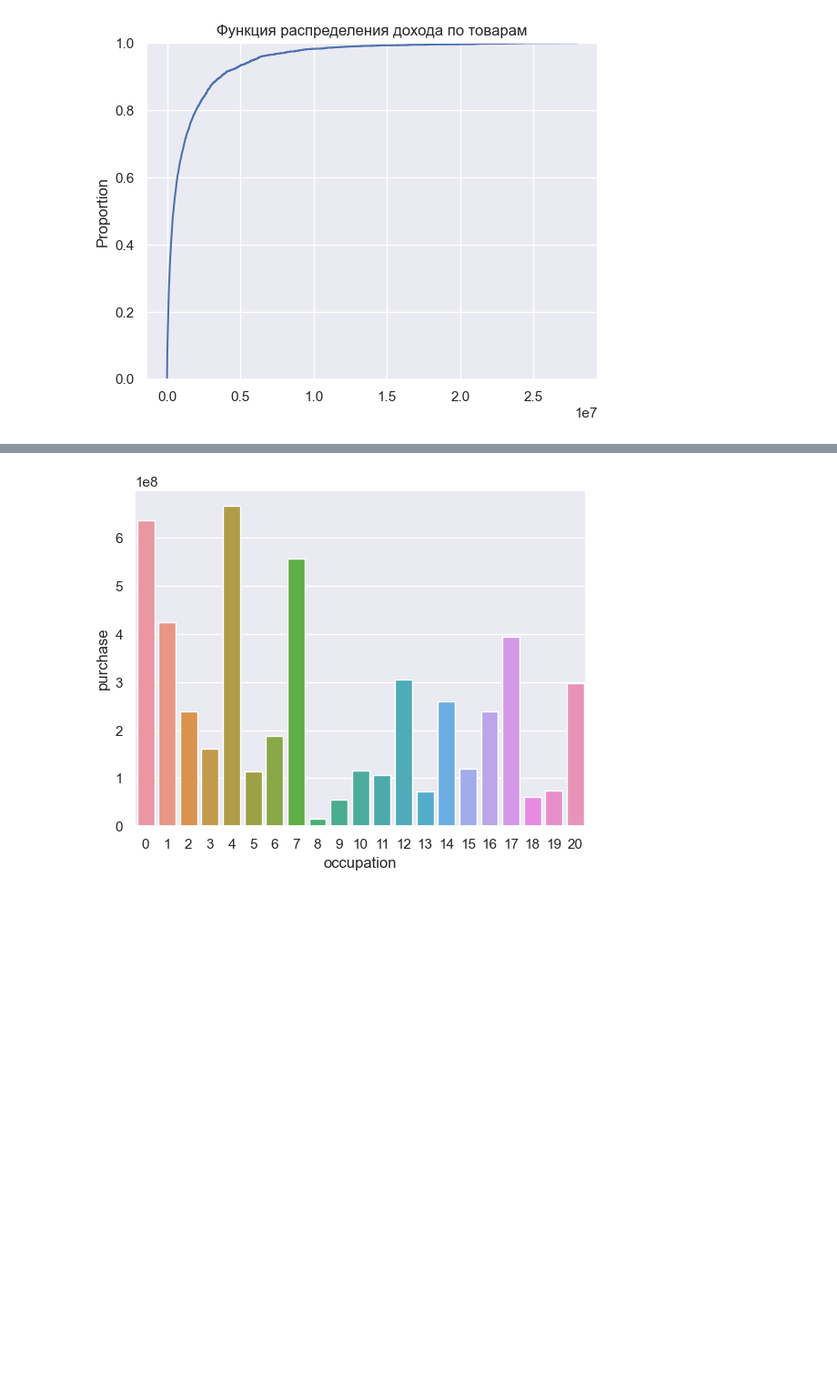
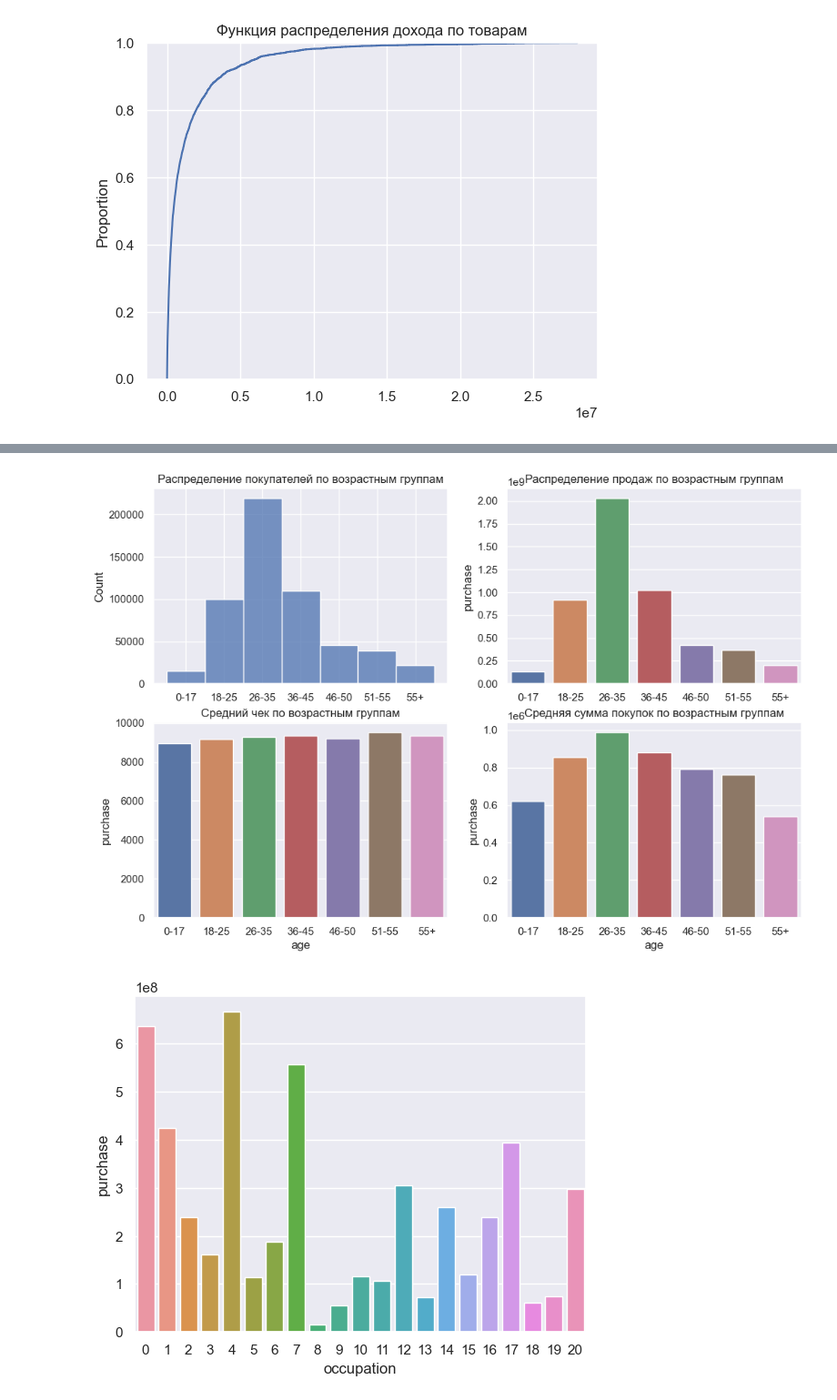
Before and after one commit to gbrs/ipython_notebook_probes, a Jupyter notebook: black_friday_sale.ipynb, the cells around one changed output, grey strips where cells are left out. Shown at 91% size. Saved outputs shown, nothing was run; the diff lists cells and outputs as text; code cells hidden in the pictures; blank space fills up the shorter version.

```diff
--- a/black_friday_sale.ipynb
+++ b/black_friday_sale.ipynb
@@ -221,3 +226,40 @@ sns.barplot(
+# %%
+plt.figure(figsize=(12, 8))
+
+plt.subplot(2, 2, 1)
+sns.histplot(data=df, x='age')
+plt.title('Распределение покупателей по возрастным группам')
+plt.xlabel('')
+
+plt.subplot(2, 2, 2)
+data=df.groupby('age')['purchase'].sum()
+data = data.reset_index()
+sns.barplot(
+    data=data,
+    x=data.age,
+    y=data.purchase)
+plt.title('Распределение продаж по возрастным группам')
+plt.xlabel('')
+
+plt.subplot(2, 2, 3)
+data=df.groupby('age')['purchase'].mean()
+data = data.reset_index()
+sns.barplot(
+    data=data,
+    x=data.age,
+    y=data.purchase)
+plt.title('Средний чек по возрастным группам')
+
+plt.subplot(2, 2, 4)
+data = pd.merge(df.groupby('user_id').sum(), df[['user_id', 'age']].drop_duplicates(), on='user_id').groupby('age')['purchase'].mean()
+data = data.reset_index()
+sns.barplot(
+    data=data,
+    x=data.age,
+    y=data.purchase)
+plt.title('Средняя сумма покупок по возрастным группам');
+# %% [output]
+[figure, added]
 # %%
 data=df.groupby('occupation')['purchase'].sum()
 data = data.reset_index()
```
Also changed, not shown: parts of 5 cells of this notebook, 1 other file.
